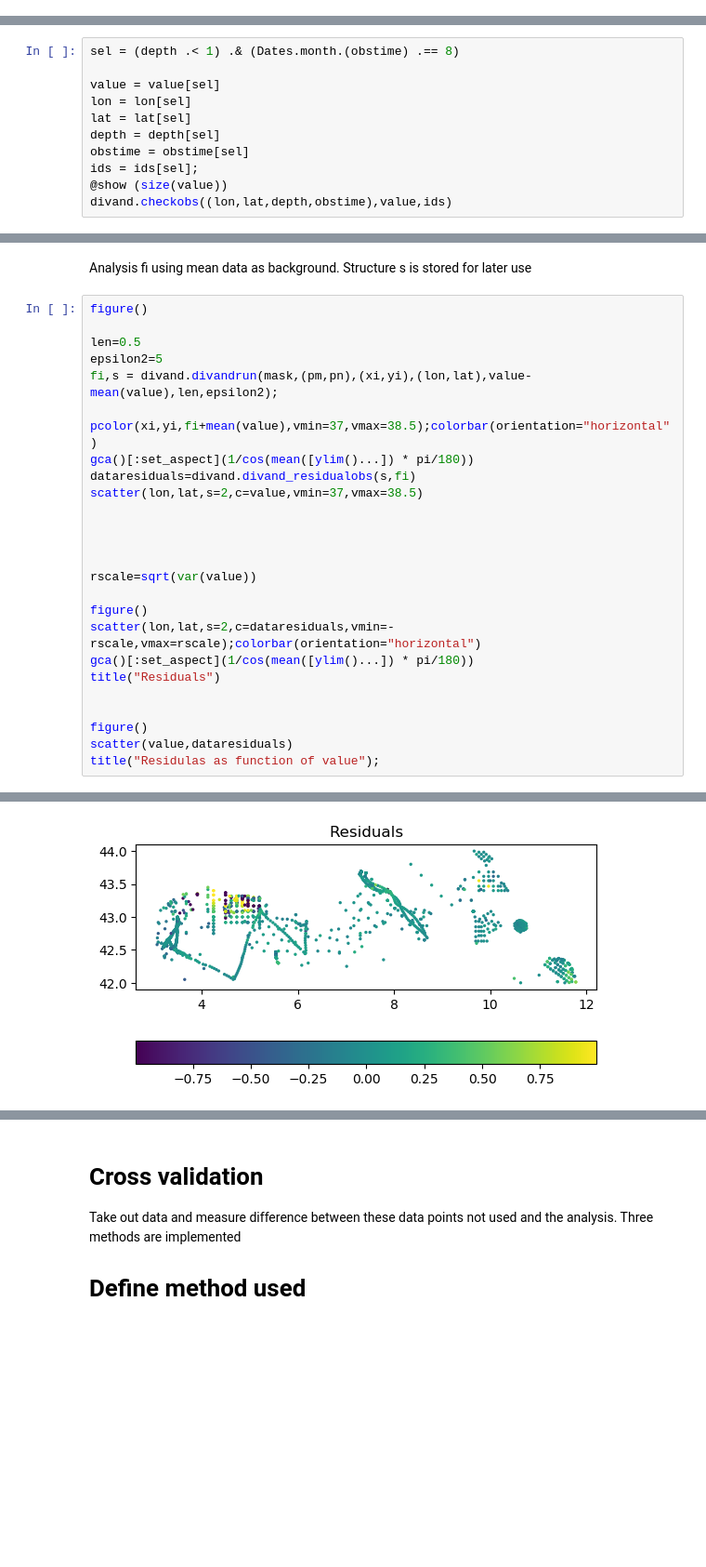
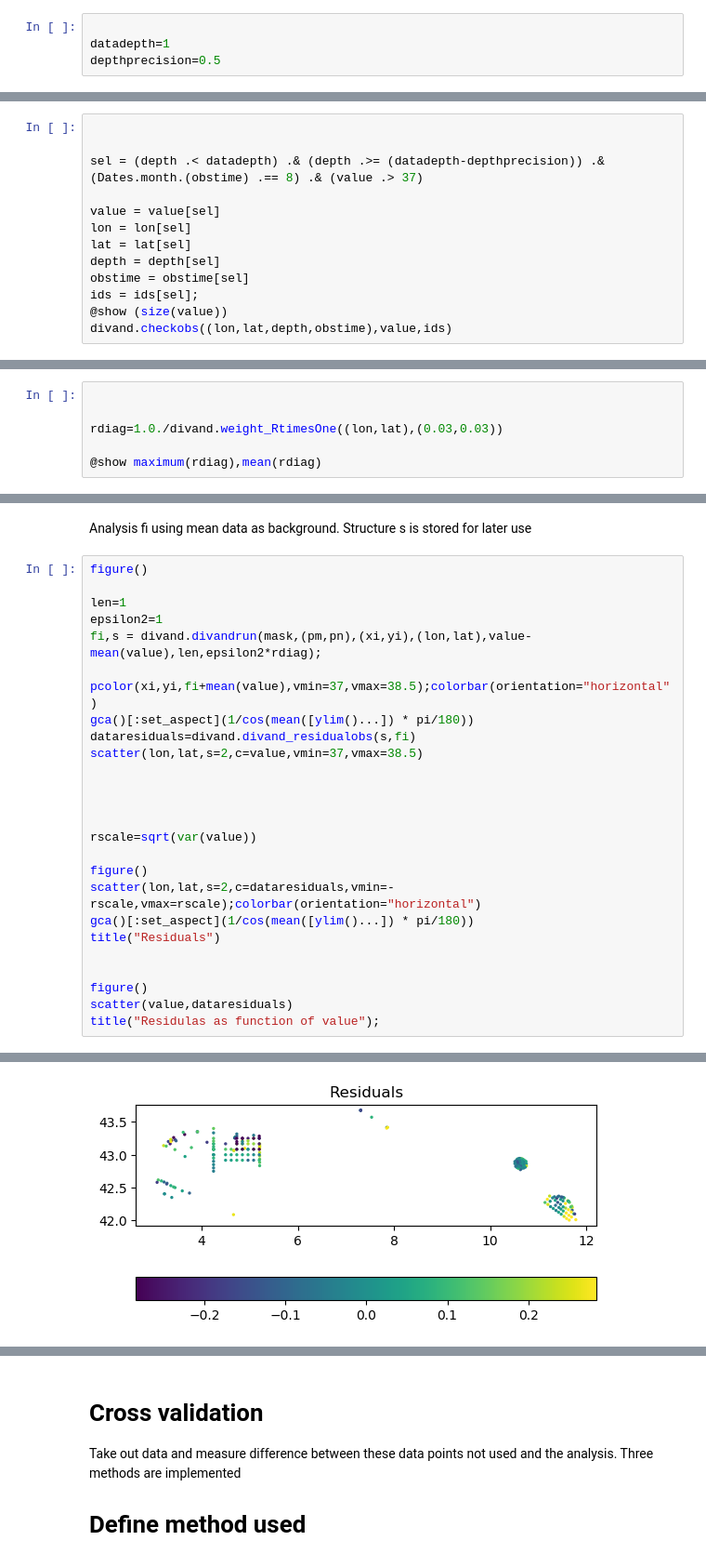
Before and after one commit to gher-uliege/Diva-Workshops, a Jupyter notebook: notebooks/processing_parameteroptimization.ipynb, the cells around one changed output, grey strips where cells are left out. Shown at 93% size. Drawn from its saved outputs; the diff is of its cells as text; blank space fills up the shorter version.

Commit message:
With Rtimesone

```diff
--- a/notebooks/processing_parameteroptimization.ipynb
+++ b/notebooks/processing_parameteroptimization.ipynb
@@ -62,0 +62,4 @@ Cross validation, error calculations etc. assume independant data. Hence do not
+# %%
+
+datadepth=1
+depthprecision=0.5
@@ -63,5 +70,7 @@ Cross validation, error calculations etc. assume independant data. Hence do not
 # %%
-sel = (depth .< 1) .& (Dates.month.(obstime) .== 8)
+
+
+sel = (depth .< datadepth) .& (depth .>= (datadepth-depthprecision)) .& (Dates.month.(obstime) .== 8) .& (value .> 37)
 
 value = value[sel]
 lon = lon[sel]
@@ -80,0 +96,6 @@ size(value) = (1956,)
+# %%
+
+
+rdiag=1.0./divand.weight_RtimesOne((lon,lat),(0.03,0.03))
+
+@show maximum(rdiag),mean(rdiag)
@@ -87,9 +109,9 @@ Analysis fi using mean data as background. Structure s is stored for later use
 # %%
 figure()
 
-len=0.5
-epsilon2=5
-fi,s = divand.divandrun(mask,(pm,pn),(xi,yi),(lon,lat),value-mean(value),len,epsilon2);
+len=1
+epsilon2=1
+fi,s = divand.divandrun(mask,(pm,pn),(xi,yi),(lon,lat),value-mean(value),len,epsilon2*rdiag);
 
 pcolor(xi,yi,fi+mean(value),vmin=37,vmax=38.5);colorbar(orientation="horizontal")
 gca()[:set_aspect](1/cos(mean([ylim()...]) * pi/180))
@@ -115 +137 @@ title("Residulas as function of value");
-[figure, old version]
+[figure, new version]
```
Also changed, not shown: parts of 22 cells of this notebook.
